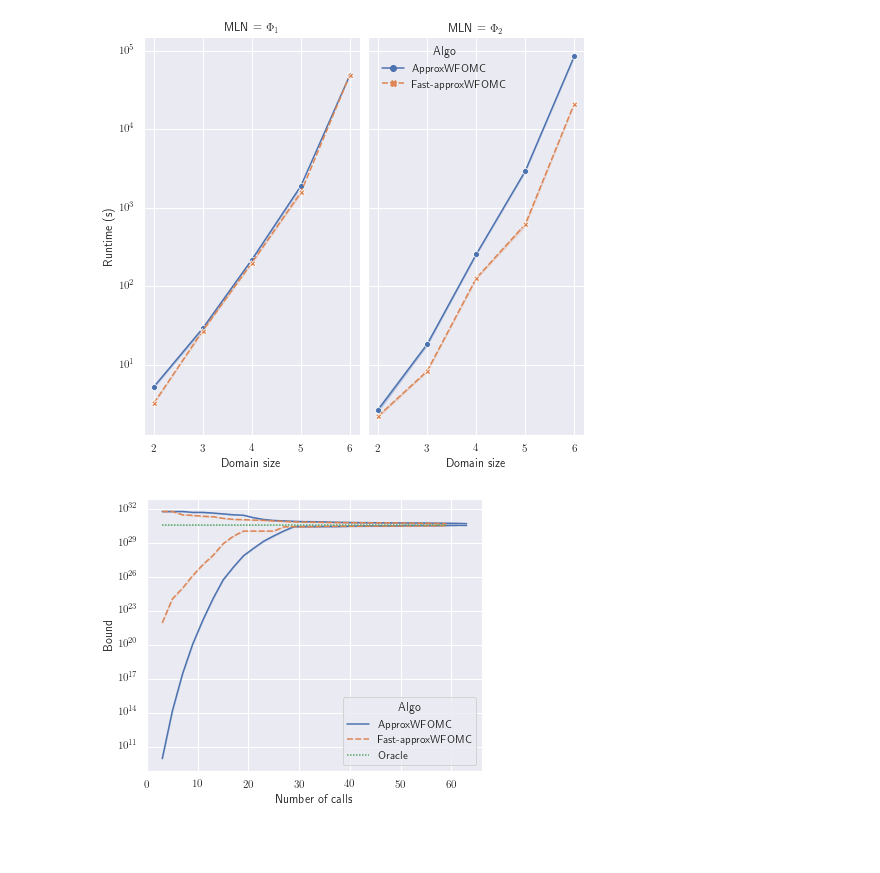
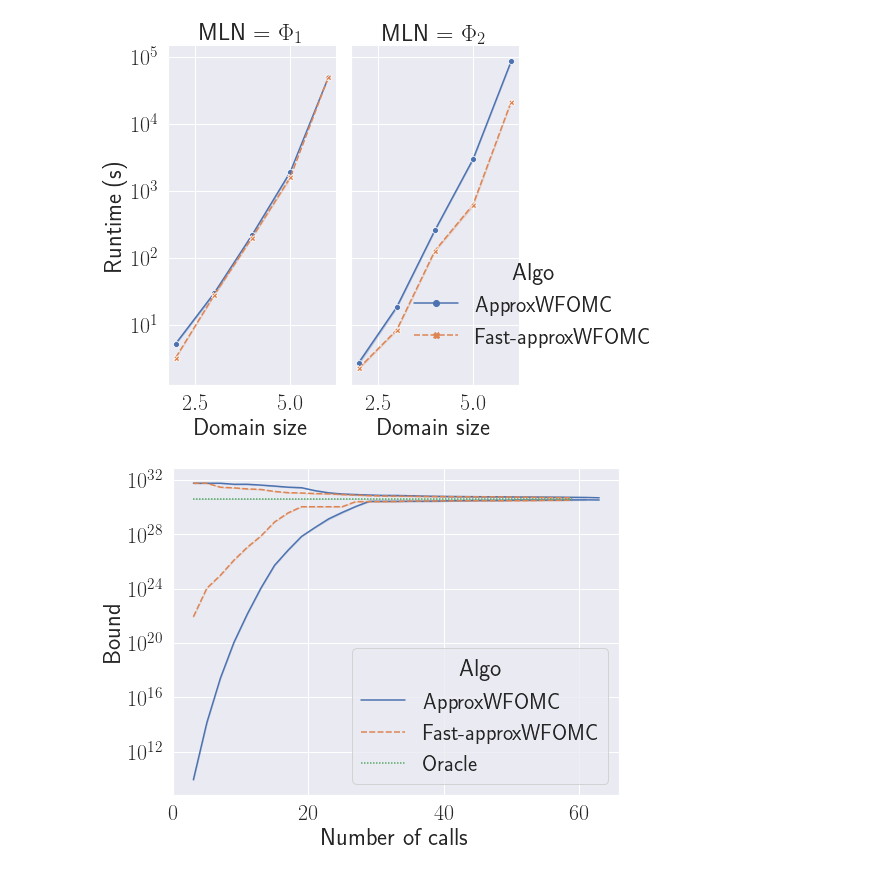
Before and after one commit to lucienwang1009/marginal_polytope, a Jupyter notebook: plot.ipynb, the cells around one changed output. Saved outputs shown, nothing was run; the diff lists cells and outputs as text; code cells hidden in the pictures; blank space fills up the shorter version.

```diff
--- a/plot.ipynb
+++ b/plot.ipynb
@@ -20,9 +20,8 @@ from scipy.spatial import ConvexHull
 from scipy.spatial import HalfspaceIntersection
 from matplotlib import pyplot as plt
 
-sns.set_theme(font_scale=1.5)
 matplotlib.rcParams['text.usetex'] = True
-matplotlib.rcParams.update({'font.size': 15})
+matplotlib.rcParams.update({'font.size': 25})
 # %%
 !python main.py -d person -p 'smokes(person);friends(person,person)' \
     -f 'friends(x,y);smokes(x);friends(x,y) ^ smokes(x) => smokes(y)' -s 10
@@ -201,8 +202,9 @@ g.fig.get_axes()[0].set_yscale('log')
 # leg = g._legend
 # leg.set_bbox_to_anchor([1.1, 0.5])  # coordinates of lower left of bounding box
 fig = plt.gcf()
-fig.set_size_inches(6, 5)
-fig.savefig('./fast_rmp_comparision.pdf')
+# fig.set_size_inches(6, 5)
+sns.set(font_scale=2)
+fig.savefig('./figs/fast_rmp_comparision.pdf')
 
 # fig, ax1 = plt.subplots()
 # ax2 = ax1.twinx()
@@ -232,4 +234,5 @@ fig.savefig('./fast_rmp_comparision.pdf')
 # %%
+sns.set(font_scale=2.4)
 g = sns.relplot(x="Domain size", y="Fast", hue="Metric", style='Metric',
                 dashes=True, markers=True, kind="line", col='Formulas', col_wrap=2,
                 data=data[(data['Metric'] == 'Number of vertices') | (data['Metric'] == 'Number of facets')],
@@ -238,9 +241,9 @@ g = sns.relplot(x="Domain size", y="Fast", hue="Metric", style='Metric',
 g.set_axis_labels("Domain size", "Number")
 # g.fig.get_axes()[0].set_yscale('log')
 leg = g._legend
-g._legend.set_title("Statistic")
-# leg.set_bbox_to_anchor([1.1, 0.5])  # coordinates of lower left of bounding box
+g._legend.set_title("Statistics")
+leg.set_bbox_to_anchor([0.72, 0.85])  # coordinates of lower left of bounding box
 fig = plt.gcf()
-# fig.set_size_inches(8, 9)
-fig.savefig('./fast_rmp_convex_hull_stat.pdf')
+# fig.set_size_inches(10, 10)
+fig.savefig('./figs/fast_rmp_convex_hull_stat.pdf')
 # %% [output]
@@ -328,7 +350,7 @@ for i in range(2, max_domain_size+1):
         data.append([r'$\Phi_2$', 'Fast-approxWFOMC', i, n1, n2, t, linprog_time])
 # %%
 max_domain_size = 10
-# data = []
+data = []
 for i in range(2, max_domain_size+1):
     n_MC, n_non_MC, runtime, _ = parse_log(
         './approxWFOMC/logs/smokes_drinks/evidence/origin/domain_{}'.format(i)
@@ -343,26 +365,28 @@ for i in range(2, max_domain_size+1):
 # %%
 dataframe = pd.DataFrame(data, columns=['MLN', 'Algo', 'Domain size', 'MC calls',
                                    'non heuristic MC calls', 'Runtime (s)', 'linprog time (s)'])
+
+sns.set(font_scale=2)
 g = sns.relplot(x='Domain size', y='Runtime (s)', hue='Algo', style='Algo', legend='full',
                  dashes=True, markers=True, kind='line', col='MLN',
                 data=dataframe) #[dataframe['MLN'] == r'$\Phi_1$'])
 g.fig.get_axes()[0].set_yscale('log')
 # ax2 = plt.twinx()
 # g = sns.lineplot(x='Domain size', y='non heuristic MC calls', hue='Method', style='Method', legend='full',
 #              dashes=False, markers=True,
 #              data=dataframe[dataframe['MLN'] == r'$\Phi_1$'], ax=ax2)
 # g.lines[0].set_linestyle("--")
 # g.lines[1].set_linestyle("--")
 # g.set_yticks([0, 1000, 2000, 3000, 4000, 5000, 25000])
 
 fig = plt.gcf()
 fig.set_size_inches(8, 6.6)
 leg = g._legend
-leg.set_bbox_to_anchor([0.73, 0.86])  # coordinates of lower left of bounding box
-fig = g.fig
-fig.savefig('./fast_approxwfomc_comparison.pdf')
+leg.set_bbox_to_anchor([1, 0.3])  # coordinates of lower left of bounding box
+# fig = g.fig
+plt.savefig('./figs/fast_approxwfomc_comparison.pdf')
 # %% [output]
-[figure, old version]
+[figure, new version]
 # %%
 def detail_runtime(file_name):
     runtimes = []
@@ -411,6 +435,7 @@ def parse_bound_converge(prefix):
                 data.append([n_calls, float(res[0][0]), float(res[0][1])])
     return data
 
+sns.set(font_scale=2)
 data = []
 raw = parse_bound_converge('./approxWFOMC/logs/smokes_drinks/weight_normal/mln/origin/domain_3')
 for n, lower, upper in raw:
@@ -431,11 +456,11 @@ g = sns.lineplot(x='Number of calls', y='Bound', hue='Algo', style='Algo', # mar
 g.set_yscale('log')
 
 fig = plt.gcf()
-fig.set_size_inches(6, 5)
+fig.set_size_inches(8, 6)
 fig = g.get_figure()
-fig.savefig('./sm_dr_bound_converge.pdf')
+fig.savefig('./figs/sm_dr_bound_converge.pdf')
 # %% [output]
-[figure, old version]
+[figure, new version]
 # %%
 class Faces():
     def __init__(self, tri, sig_dig=12, method="convexhull"):
```
Also changed, not shown: parts of 8 cells of this notebook, 52 other files.
